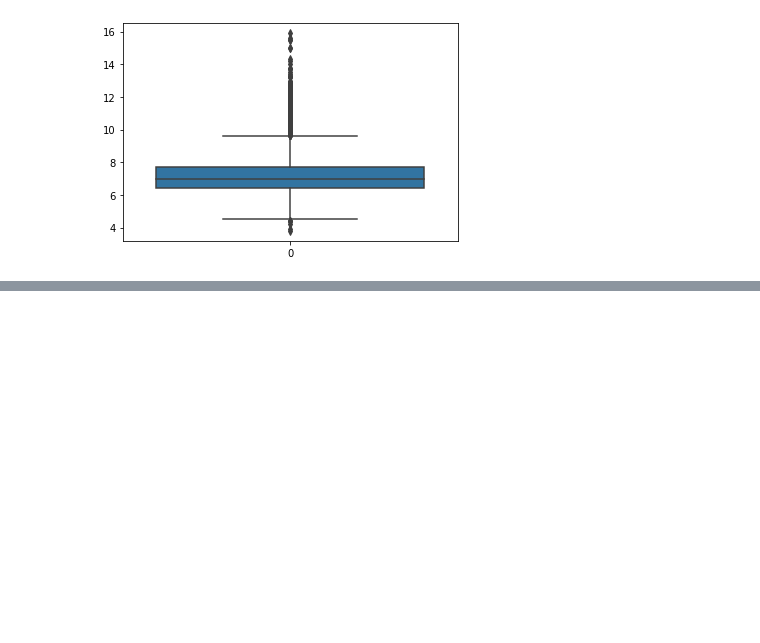
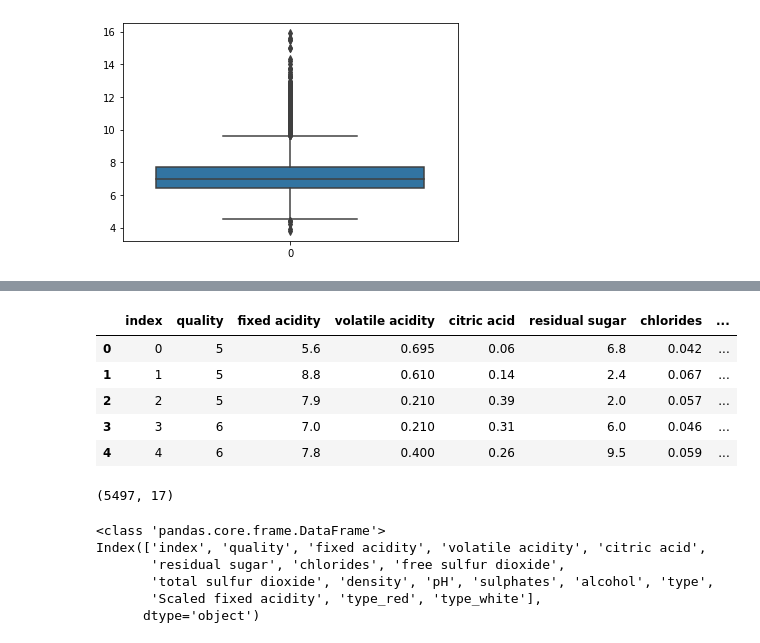
Before and after one commit to garlicvread/DataAnalysisRecapitulation, a Jupyter notebook: Day3_cross_validation_and_LGBM/daconPracticeDay3_3_modeling_and_cross_validation.ipynb, the cells around one changed output, grey strips where cells are left out. Cells and saved outputs as stored; diff of their text form; code cells hidden in the pictures; blank space fills up the shorter version.

```diff
--- a/Day3_cross_validation_and_LGBM/daconPracticeDay3_3_modeling_and_cross_validation.ipynb
+++ b/Day3_cross_validation_and_LGBM/daconPracticeDay3_3_modeling_and_cross_validation.ipynb
@@ -133,0 +151,13 @@ sns.boxplot(data = train['fixed acidity'])
+# %%
+# Enconde the data: One-hot encoding
+encoder = OneHotEncoder()
+encoder.fit(train[['type']])
+
+onehot = encoder.transform(train[['type']])
+print('======= onehot =======\n', onehot, '\n')
+
+onehot_arr = onehot.toarray()
+print('======= onehot_arr =======\n', onehot_arr, '\n')
+
+onehot_df = pd.DataFrame(onehot_arr)
+print('======= onehot_df =======\n', onehot_df, '\n')
@@ -133,0 +182,6 @@ sns.boxplot(data = train['fixed acidity'])
+# %%
+# Change the column names from 0, 1 to their feature name
+onehot_df.columns = encoder.get_feature_names_out()
+
+# See if the process is done properly
+onehot_df.head()
@@ -133,0 +195,31 @@ sns.boxplot(data = train['fixed acidity'])
+# %%
+# Merge onehot_df into its original data
+train = pd.concat([train, onehot_df], axis=1)
+
+# Check if the process is done properly
+train.head()
+# %% [output]
+|  | index | quality | fixed acidity | volatile acidity | citric acid | residual sugar | chlorides | ... |
+| 0 | 0 | 5 | 5.6 | 0.695 | 0.06 | 6.8 | 0.042 | ... |
+| 1 | 1 | 5 | 8.8 | 0.610 | 0.14 | 2.4 | 0.067 | ... |
+| 2 | 2 | 5 | 7.9 | 0.210 | 0.39 | 2.0 | 0.057 | ... |
+| 3 | 3 | 6 | 7.0 | 0.210 | 0.31 | 6.0 | 0.046 | ... |
+| 4 | 4 | 6 | 7.8 | 0.400 | 0.26 | 9.5 | 0.059 | ... |
+# %%
+# Check the dimension of train
+train.shape
+# %% [output]
+(5497, 17)
+# %%
+# Check the type of train
+print(type(train))
+
+# Check the features names
+print(train.columns)
+# %% [output]
+<class 'pandas.core.frame.DataFrame'>
+Index(['index', 'quality', 'fixed acidity', 'volatile acidity', 'citric acid',
+       'residual sugar', 'chlorides', 'free sulfur dioxide',
+       'total sulfur dioxide', 'density', 'pH', 'sulphates', 'alcohol', 'type',
+       'Scaled fixed acidity', 'type_red', 'type_white'],
+      dtype='object')
```
Also changed, not shown: parts of 15 cells of this notebook.
